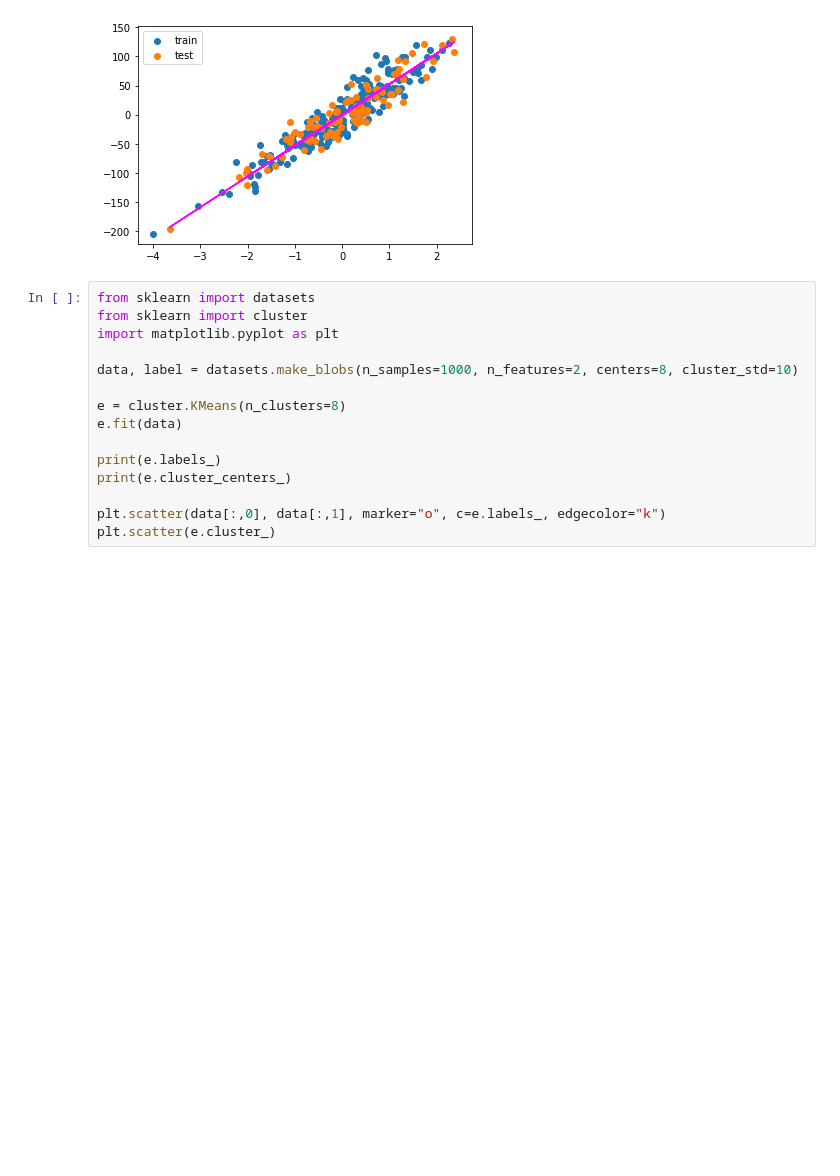
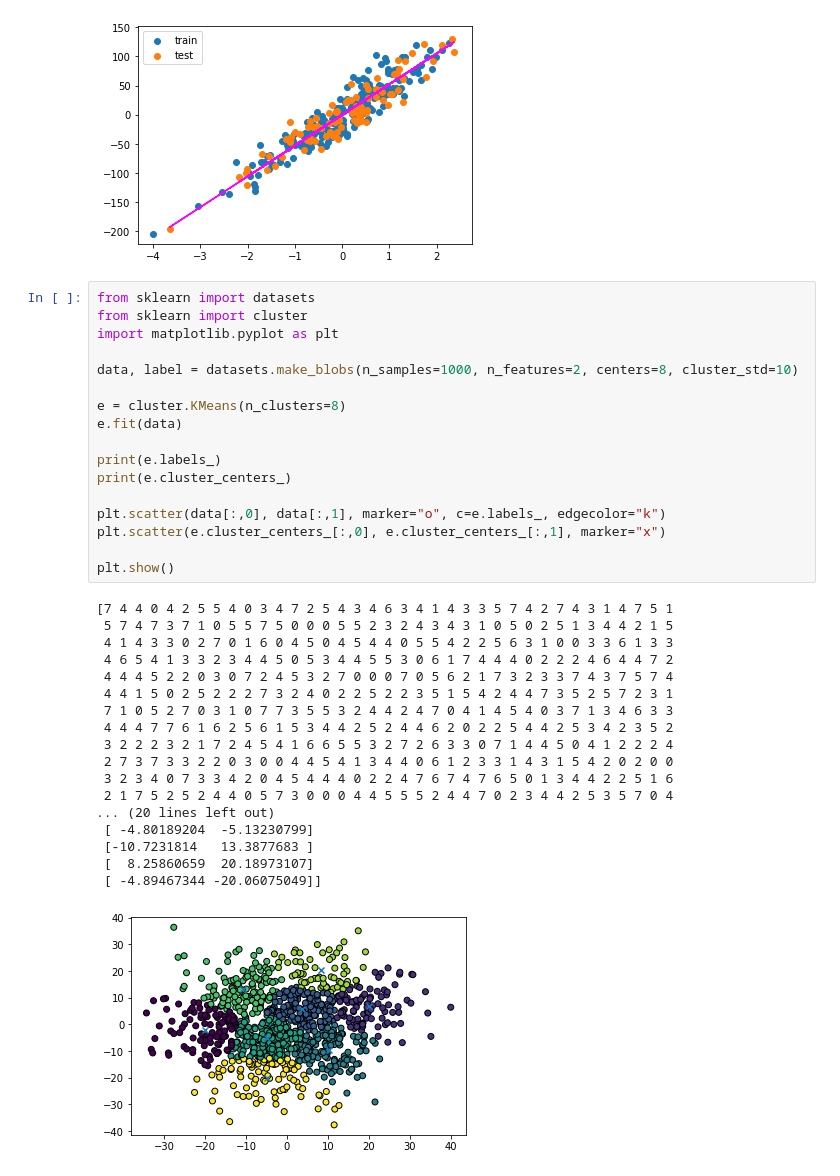
Before and after one commit to HIRO76/jupyter_lesson, a Jupyter notebook: lesson/lesson13.ipynb, the cells around one changed output. Cells and saved outputs as stored; diff of their text form; blank space fills up the shorter version.

```diff
--- a/lesson/lesson13.ipynb
+++ b/lesson/lesson13.ipynb
@@ -185,15 +185,36 @@ plt.show()
 # %%
 from sklearn import datasets
 from sklearn import cluster
 import matplotlib.pyplot as plt
 
 data, label = datasets.make_blobs(n_samples=1000, n_features=2, centers=8, cluster_std=10)
 
 e = cluster.KMeans(n_clusters=8)
 e.fit(data)
 
 print(e.labels_)
 print(e.cluster_centers_)
 
 plt.scatter(data[:,0], data[:,1], marker="o", c=e.labels_, edgecolor="k")
-plt.scatter(e.cluster_)
+plt.scatter(e.cluster_centers_[:,0], e.cluster_centers_[:,1], marker="x")
+
+plt.show()
+# %% [output]
+[7 4 4 0 4 2 5 5 4 0 3 4 7 2 5 4 3 4 6 3 4 1 4 3 3 5 7 4 2 7 4 3 1 4 7 5 1
+ 5 7 4 7 3 7 1 0 5 5 7 5 0 0 0 5 5 2 3 2 4 3 4 3 1 0 5 0 2 5 1 3 4 4 2 1 5
+ 4 1 4 3 3 0 2 7 0 1 6 0 4 5 0 4 5 4 4 0 5 5 4 2 2 5 6 3 1 0 0 3 3 6 1 3 3
+ 4 6 5 4 1 3 3 2 3 4 4 5 0 5 3 4 4 5 5 3 0 6 1 7 4 4 4 0 2 2 2 4 6 4 4 7 2
+ 4 4 4 5 2 2 0 3 0 7 2 4 5 3 2 7 0 0 0 7 0 5 6 2 1 7 3 2 3 3 7 4 3 7 5 7 4
+ 4 4 1 5 0 2 5 2 2 2 7 3 2 4 0 2 2 5 2 2 3 5 1 5 4 2 4 4 7 3 5 2 5 7 2 3 1
+ 7 1 0 5 2 7 0 3 1 0 7 7 3 5 5 3 2 4 4 2 4 7 0 4 1 4 5 4 0 3 7 1 3 4 6 3 3
+ 4 4 4 7 7 6 1 6 2 5 6 1 5 3 4 4 2 5 2 4 4 6 2 0 2 2 5 4 4 2 5 3 4 2 3 5 2
+ 3 2 2 2 3 2 1 7 2 4 5 4 1 6 6 5 5 3 2 7 2 6 3 3 0 7 1 4 4 5 0 4 1 2 2 2 4
+ 2 7 3 7 3 3 2 2 0 3 0 0 4 4 5 4 1 3 4 4 0 6 1 2 3 3 1 4 3 1 5 4 2 0 2 0 0
+ 3 2 3 4 0 7 3 3 4 2 0 4 5 4 4 4 0 2 2 4 7 6 7 4 7 6 5 0 1 3 4 4 2 2 5 1 6
+ 2 1 7 5 2 5 2 4 4 0 5 7 3 0 0 0 4 4 5 5 5 2 4 4 7 0 2 3 4 4 2 5 3 5 7 0 4
+... (20 lines left out)
+ [ -4.80189204  -5.13230799]
+ [-10.7231814   13.3877683 ]
+ [  8.25860659  20.18973107]
+ [ -4.89467344 -20.06075049]]
+[figure, added]
```
